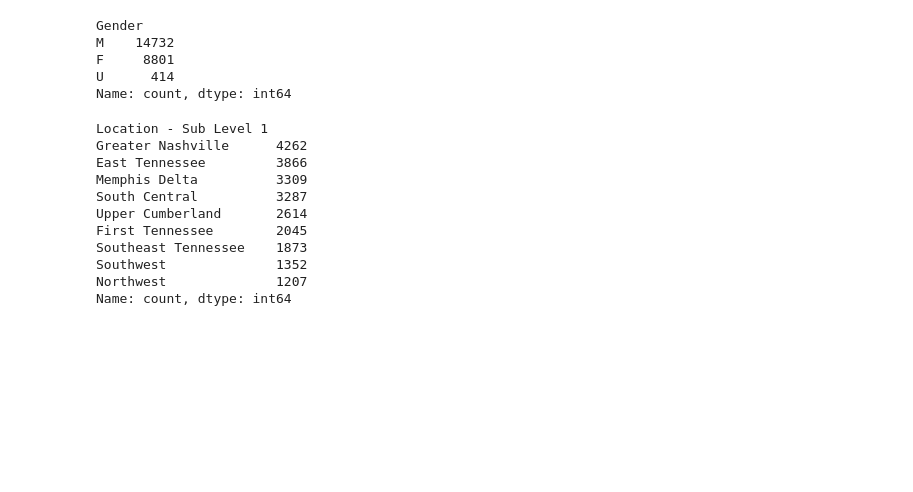
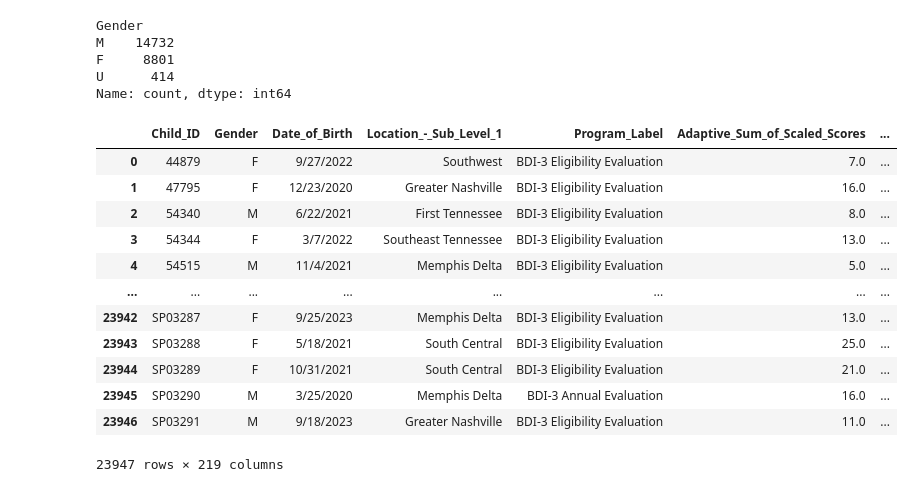
Before and after one commit to NSS-Full-Time-Data-Analytics-11/teis-project-tucker, a Jupyter notebook: teis-project-riley.ipynb, the cells around one changed output. Cells and saved outputs as stored; diff of their text form; code cells hidden in the pictures; blank space fills up the shorter version.

```diff
--- a/teis-project-riley.ipynb
+++ b/teis-project-riley.ipynb
@@ -1,8 +1,8 @@
 # %%
 import pandas as pd
 # %%
-scores = pd.read_csv('./data/bdi3.csv')
-scores
+evals = pd.read_csv('./data/bdi3.csv')
+evals
 # %% [output]
 |  | Child ID | Gender | Date of Birth | Location - Sub Level 1 | Program Label | Adaptive Sum of Scaled Scores | ... |
 | 0 | 44879 | F | 9/27/2022 | Southwest | BDI-3 Eligibility Evaluation | 7.0 | ... |
@@ -26,16 +26,19 @@ F     8801
 U      414
 Name: count, dtype: int64
 # %%
-scores['Location - Sub Level 1'].value_counts()
+evals.columns = [c.replace(' ', '_') for c in evals.columns]
+evals
 # %% [output]
+|  | Child_ID | Gender | Date_of_Birth | Location_-_Sub_Level_1 | Program_Label | Adaptive_Sum_of_Scaled_Scores | ... |
+| 0 | 44879 | F | 9/27/2022 | Southwest | BDI-3 Eligibility Evaluation | 7.0 | ... |
+| 1 | 47795 | F | 12/23/2020 | Greater Nashville | BDI-3 Eligibility Evaluation | 16.0 | ... |
+| 2 | 54340 | M | 6/22/2021 | First Tennessee | BDI-3 Eligibility Evaluation | 8.0 | ... |
+| 3 | 54344 | F | 3/7/2022 | Southeast Tennessee | BDI-3 Eligibility Evaluation | 13.0 | ... |
+| 4 | 54515 | M | 11/4/2021 | Memphis Delta | BDI-3 Eligibility Evaluation | 5.0 | ... |
+| ... | ... | ... | ... | ... | ... | ... | ... |
+| 23942 | SP03287 | F | 9/25/2023 | Memphis Delta | BDI-3 Eligibility Evaluation | 13.0 | ... |
+| 23943 | SP03288 | F | 5/18/2021 | South Central | BDI-3 Eligibility Evaluation | 25.0 | ... |
+| 23944 | SP03289 | F | 10/31/2021 | South Central | BDI-3 Eligibility Evaluation | 21.0 | ... |
+| 23945 | SP03290 | M | 3/25/2020 | Memphis Delta | BDI-3 Annual Evaluation | 16.0 | ... |
+| 23946 | SP03291 | M | 9/18/2023 | Greater Nashville | BDI-3 Eligibility Evaluation | 11.0 | ... |
-Location - Sub Level 1
-Greater Nashville      4262
-East Tennessee         3866
-Memphis Delta          3309
-South Central          3287
-Upper Cumberland       2614
-First Tennessee        2045
-Southeast Tennessee    1873
-Southwest              1352
-Northwest              1207
-Name: count, dtype: int64
+23947 rows × 219 columns
```
Also changed, not shown: parts of 13 cells of this notebook.
